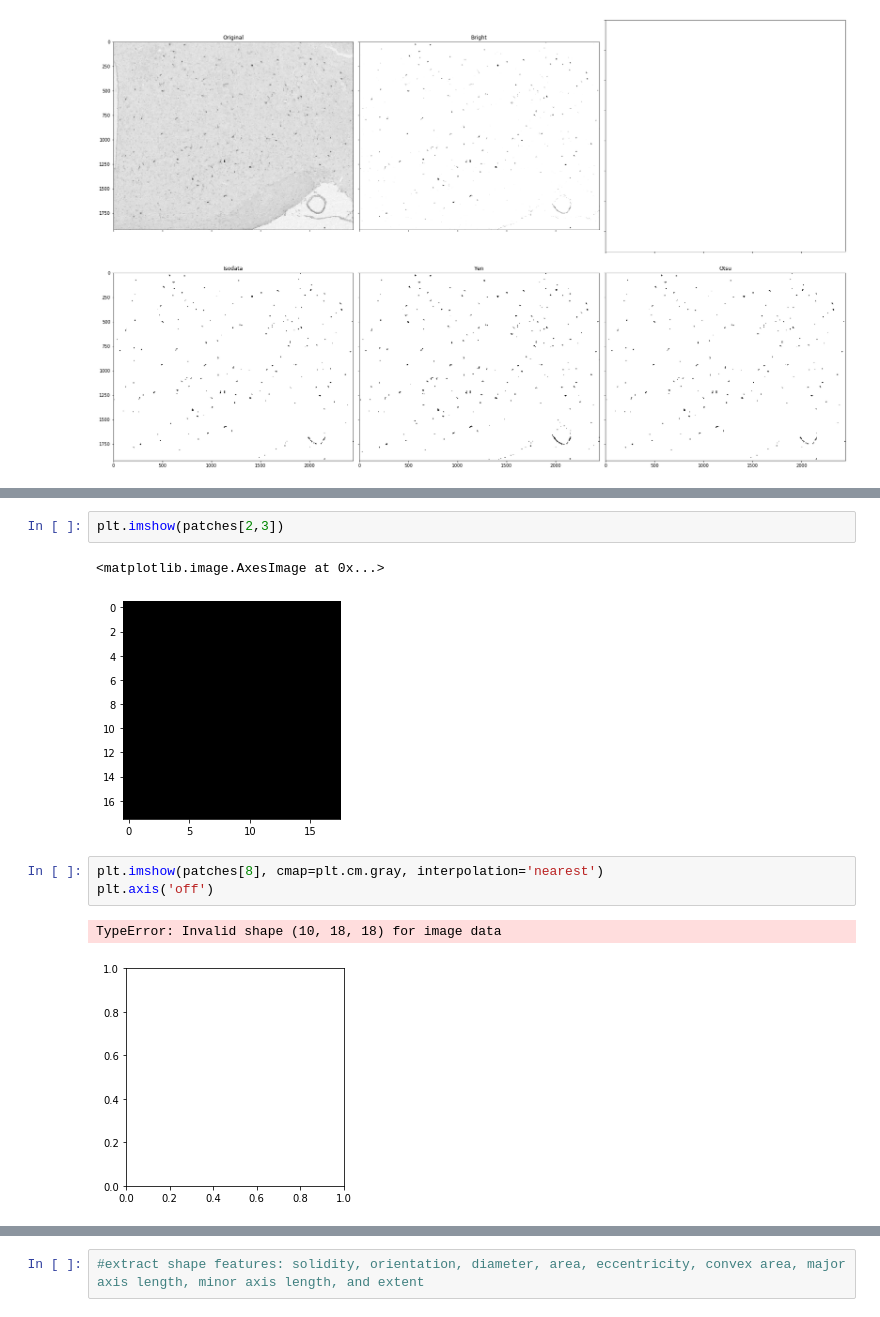
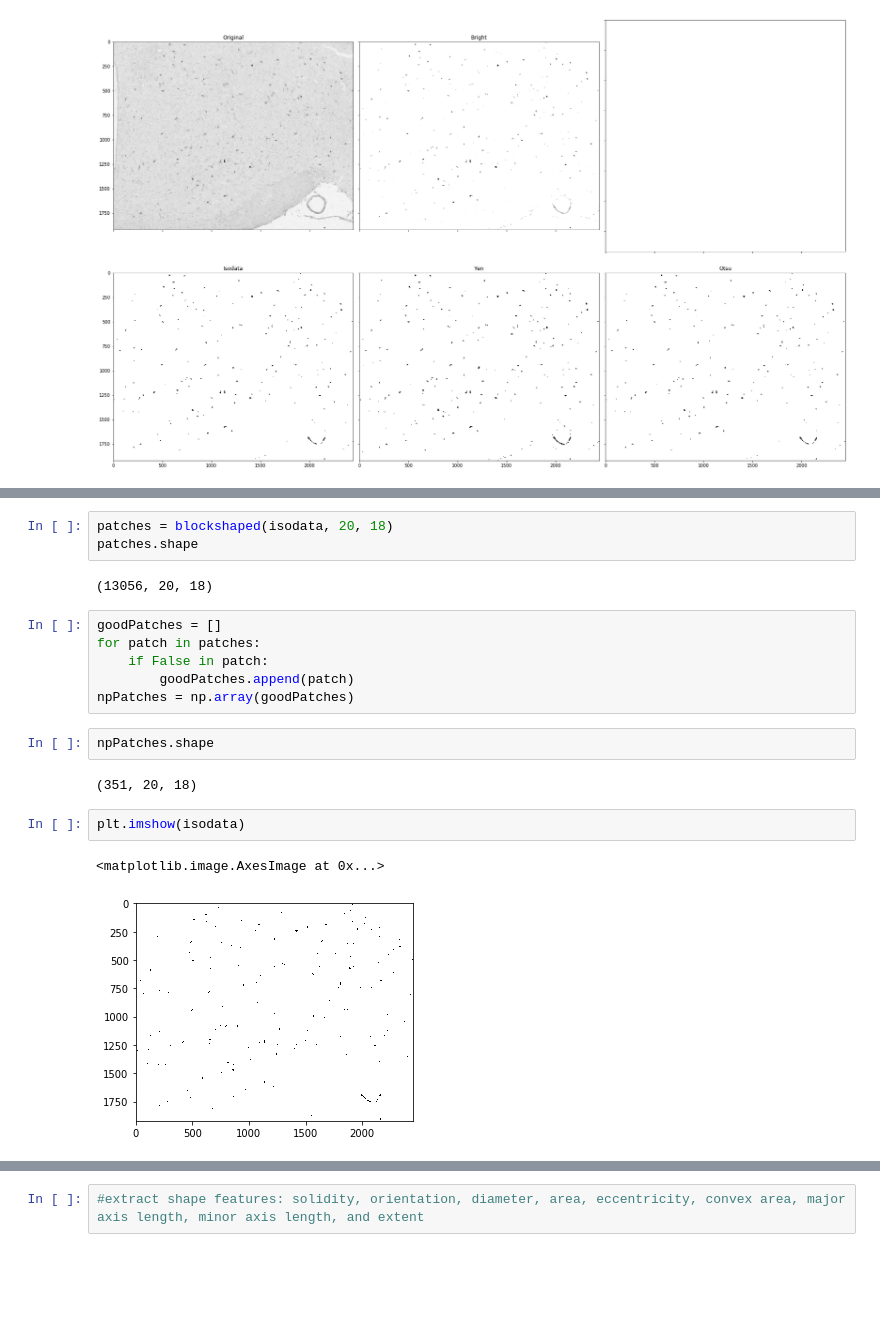
Before and after one commit to amyhynes/ihc-ml, a Jupyter notebook: svm.ipynb, the cells around one changed output, grey strips where cells are left out. Drawn from its saved outputs; the diff is of its cells as text; blank space fills up the shorter version.

Commit message:
separate into patches and filter

```diff
--- a/svm.ipynb
+++ b/svm.ipynb
@@ -317,11 +164,20 @@ Image shape: (1920, 2448)
+# %%
+patches = blockshaped(isodata, 20, 18)
+patches.shape
+# %% [output]
+(13056, 20, 18)
+# %%
+goodPatches = []
+for patch in patches:
+    if False in patch:
+        goodPatches.append(patch)
+npPatches = np.array(goodPatches)
+# %%
+npPatches.shape
+# %% [output]
+(351, 20, 18)
 # %%
-plt.imshow(patches[2,3])
+plt.imshow(isodata)
 # %% [output]
 <matplotlib.image.AxesImage at 0x...>
-[figure, old version]
+[figure, new version]
-# %%
-plt.imshow(patches[8], cmap=plt.cm.gray, interpolation='nearest')
-plt.axis('off')
-# %% [output]
-TypeError: Invalid shape (10, 18, 18) for image data
-[figure, removed]
```
Also changed, not shown: parts of 8 cells of this notebook.
